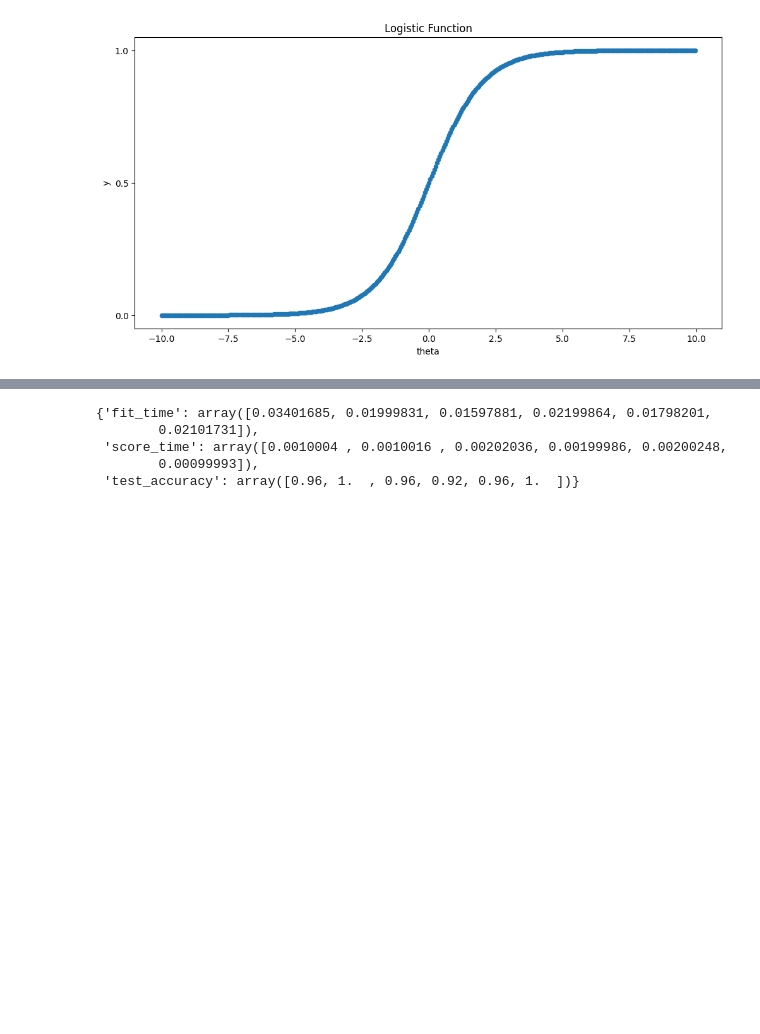
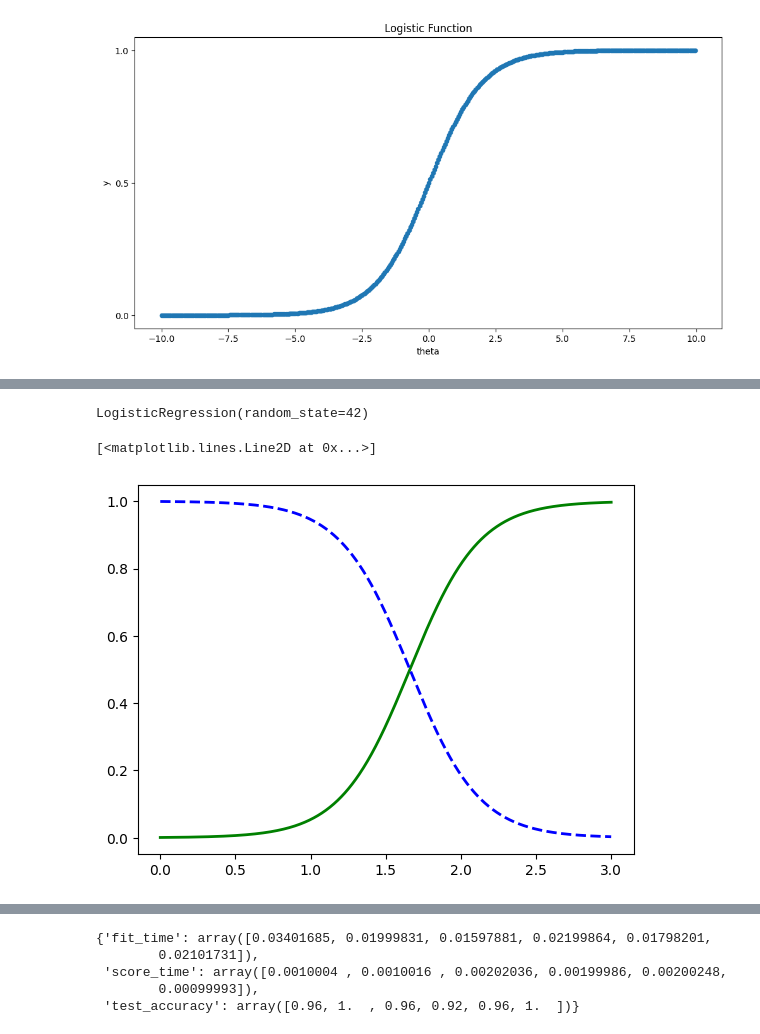
Before and after one commit to Biber76/MachineLearning, a Jupyter notebook: Logistic Regresstion.ipynb, the cells around one changed output, grey strips where cells are left out. Cells and saved outputs as stored; diff of their text form; code cells hidden in the pictures; blank space fills up the shorter version.

```diff
--- a/Logistic Regresstion.ipynb
+++ b/Logistic Regresstion.ipynb
@@ -28,0 +73,4 @@ fig.show()
+# %%
+df_iris = pd.DataFrame(iris['data'], columns=iris.feature_names)
+df_iris['target'] = pd.Series(iris['target'])
+df_iris.info()
@@ -28,0 +90,4 @@ fig.show()
+# %%
+df_iris_lr_X = df_iris.iloc[:,[3]]
+df_iris_lr_y = (df_iris['target'] == 2).astype(np.int_) #df == 2 takes a pandas series and changes it to true/false; astype changes it to integer
+df_iris_lr_X
@@ -28,0 +108,22 @@ fig.show()
+# %%
+from sklearn.linear_model import LogisticRegression
+log_reg = LogisticRegression(solver="lbfgs", random_state=42)
+log_reg.fit(df_iris_lr_X, df_iris_lr_y)
+# %% [output]
+LogisticRegression(random_state=42)
+# %%
+X_new = np.linspace(0, 3, 1000).reshape(-1, 1)
+y_proba = log_reg.predict_proba(X_new)
+
+# First brackets chooses X_new values where y_proba >=0.5. it returns a matrix with one column, second brackets chooses first element
+# of the array, but it is still an array. Last bracket gives back the value as a number
+decision_boundary_arrow = X_new[y_proba[:, 1] >= 0.5][0][0]
+decision_boundary_arrow
+
+decision_boundary = X_new[y_proba[:, 1] >= 0.5][0]
+# %%
+plt.plot(X_new, y_proba[:, 1], "g-", linewidth=2, label="Iris virginica")
+plt.plot(X_new, y_proba[:, 0], "b--", linewidth=2, label="Not Iris virginica")
+# %% [output]
+[<matplotlib.lines.Line2D at 0x...>]
+[figure, added]
```
Also changed, not shown: parts of 21 cells of this notebook.
